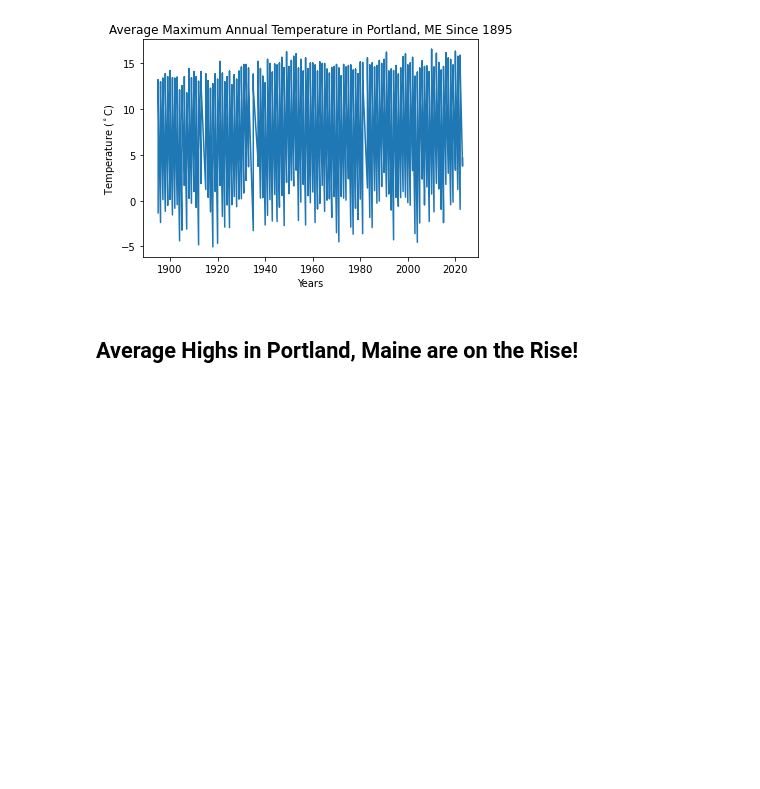
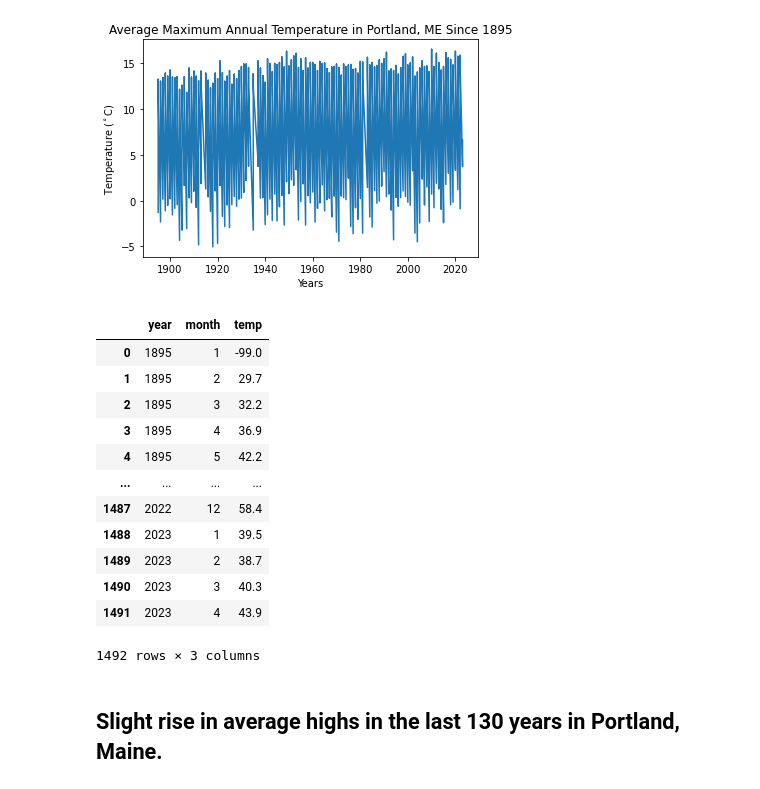
Before and after one commit to megsmedes/get-started-with-reproducible-science-megsmedes, a Jupyter notebook: Get Started with Open Reproducible Science!.ipynb, the cells around one changed output. Cells and saved outputs as stored; diff of their text form; code cells hidden in the pictures; blank space fills up the shorter version.

Commit message:
Completed graph for Portland, ME

```diff
--- a/Get Started with Open Reproducible Science!.ipynb
+++ b/Get Started with Open Reproducible Science!.ipynb
@@ -543,8 +543,34 @@ portland_ME_df.plot(x='year', y='temp', title="Average Maximum "
 # %% [output]
 <AxesSubplot:title={'center':'Average Maximum Annual Temperature in Portland, ME Since 1895'}, xlabel='Years', ylabel='Temperature ($^\\circ$C)'>
 [figure]
-# %% [markdown]
-## Average Highs in Portland, Maine are on the Rise!
+# %%
+# pandas_library_import
+import pandas as pd
+
+#Accessing climate data for portland, maine
+portland_ME_climate_data = ("https://www.ncei.noaa.gov/access/monitoring/climate-at-a-glance/city/haywood/USH00176905/tmax/12/data.csv")
+
+pd.DataFrame()
+
+#Creating and Defining Portland Maine Data Frame
+portland_ME_df = pd.read_csv(portland_ME_climate_data, header = 3, names = ['year', 'month', 'temp'])
+portland_ME_df
+# %% [output]
+|  | year | month | temp |
+| 0 | 1895 | 1 | -99.0 |
+| 1 | 1895 | 2 | 29.7 |
+| 2 | 1895 | 3 | 32.2 |
+| 3 | 1895 | 4 | 36.9 |
+| 4 | 1895 | 5 | 42.2 |
+| ... | ... | ... | ... |
+| 1487 | 2022 | 12 | 58.4 |
+| 1488 | 2023 | 1 | 39.5 |
+| 1489 | 2023 | 2 | 38.7 |
+| 1490 | 2023 | 3 | 40.3 |
+| 1491 | 2023 | 4 | 43.9 |
+1492 rows × 3 columns
+# %% [markdown]
+## Slight rise in average highs in the last 130 years in Portland, Maine.
 # %% [markdown]
 ## Congratulations, you finished this coding challenge -- now make sure that your code is **reproducible**
 
```
Also changed, not shown: parts of 11 cells of this notebook, 3 other files.
